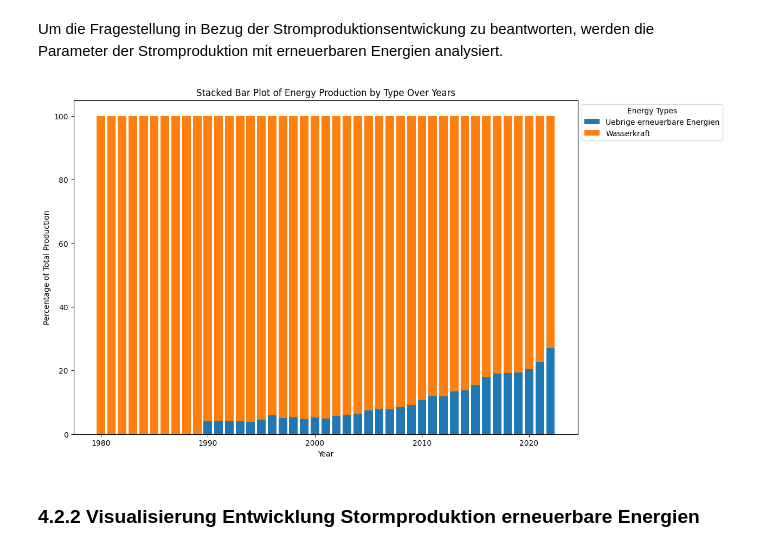
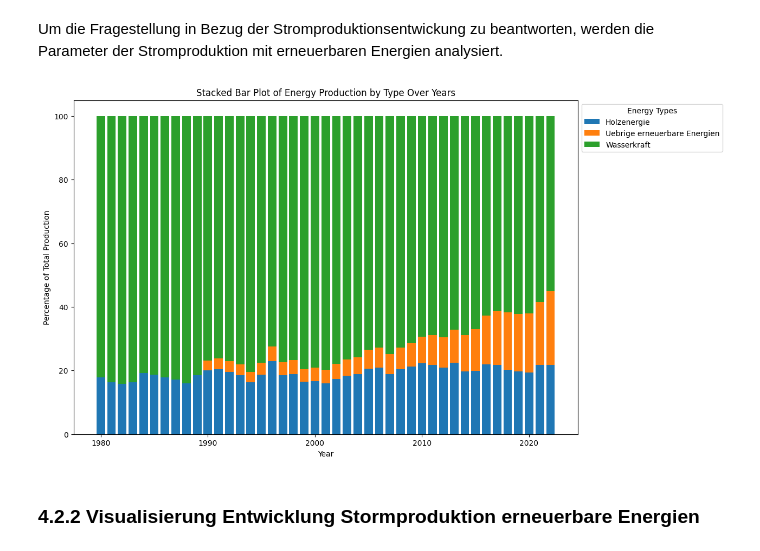
Before and after one commit to michaelzimmermannstudhslu/BINA_2024_energy_research, a Jupyter notebook: bina_casestudy_adhumezi.ipynb, the cells around one changed output. Cells and saved outputs as stored; diff of their text form; code cells hidden in the pictures.

```diff
--- a/bina_casestudy_adhumezi.ipynb
+++ b/bina_casestudy_adhumezi.ipynb
@@ -643,3 +707,5 @@ totalEnergy_pivoted_data = EnergieDatenEndverbrauchSummiert.pivot_table(index='J
 # %%
 # Pivot the data for plotting
 totalSector_pivoted_data = EnergieDatenSektorenSummiert.pivot_table(index='Jahr', columns='Rubrik', values='Percentage', fill_value=0)
+# %%
+renewable_pivoted_data = renewableEnergydataInlandImport.pivot_table(index='Jahr', columns='Energietraeger', values='Percentage', fill_value=0)
@@ -869,0 +961,17 @@ plt.show()
+# %%
+# Define custom colors for the plot
+colors = ['#ffd700', '#ffb14e', '#fa8775', '#ea5f94', '#cd34b5', '#9d02d7', '#0000ff', '#0000a2']
+
+# Create a multiline plot
+plt.figure(figsize=(12, 8))
+for col, color in zip(totalEnergy_pivoted_data.columns, colors):
+    plt.plot(totalEnergy_pivoted_data.index, totalEnergy_pivoted_data[col], marker='o', color=color, label=col)
+
+plt.title('Entwicklung der Energieträger von 1980 bis 2022')
+plt.xlabel('Jahr')
+plt.ylabel('Bruttoverbrauch in TJ')
+plt.xticks(rotation=45)  # Rotate the x-axis labels for better readability
+plt.grid(True)  # Add a grid for easier reading of values
+plt.legend(loc='upper left', bbox_to_anchor=(1, 1), title='Energieträger')
+plt.tight_layout()  # Adjust layout to fit everything
+plt.show()
@@ -1038,49 +1136,22 @@ Um die Fragestellung in Bezug der Stromproduktionsentwickung zu beantworten, wer
 #Daten -> StromProduktionErneuerbareEnergien = Import ['Uebrige erneuerbare Energien' + 'Holzenergie' + 'Wasserkraft']  + Inlandproduktion ['Uebrige erneuerbare Energien' + 'Holzenergie' + 'Wasserkraft']
 #Status -> Ready to update existing code (code refers only to Inlandproduktion, expand with Import)
 # %%
-# Load data
-df = pd.read_csv('https://raw.githubusercontent.com/michaelzimmermannstudhslu/BINA_2024_energy_research/main/data/energiebilanz_ch.csv')
-
-# Clean data
-df.dropna(inplace=True)
-df['TJ'] = pd.to_numeric(df['TJ'], errors='coerce')
-df['TJ'] = df['TJ'].abs()
-df.dropna(subset=['TJ'], inplace=True)
-df['TJ'] = df['TJ'].astype(int)
-
-# Apply correct filtering for "Inlandproduktion"
-df = df[(df['Rubrik'] == 'Inlandproduktion') & ((df['Energietraeger'] == 'Wasserkraft') | (df['Energietraeger'] == 'Uebrige erneuerbare Energien'))]
-
-# Group by year and Energieträger, sum up TJ
-energy_sum_by_year_and_type = df.groupby(['Jahr', 'Energietraeger'])['TJ'].sum().reset_index()
-
-# Group by year only, sum up TJ for total energy
-total_energy_by_year = df.groupby('Jahr')['TJ'].sum().reset_index()
-total_energy_by_year.rename(columns={'TJ': 'TotalEnergy'}, inplace=True)
-
-# Merge while calculating the percentage
-merged_df = pd.merge(energy_sum_by_year_and_type, total_energy_by_year, on='Jahr')
-merged_df['Percentage'] = (merged_df['TJ'] / merged_df['TotalEnergy']) * 100
-
-# Pivot the data for plotting by Energietraeger
-pivoted_data = merged_df.pivot_table(index='Jahr', columns='Energietraeger', values='Percentage', fill_value=0)
-
 # Create a stacked bar plot
 fig, ax = plt.subplots(figsize=(12, 8))
-bottom = np.zeros(len(pivoted_data))  # This will keep track of the cumulative bottom position
+bottom = np.zeros(len(renewable_pivoted_data))  # This will keep track of the cumulative bottom position
 
-for col in pivoted_data.columns:
-    ax.bar(pivoted_data.index, pivoted_data[col], bottom=bottom, label=col)
-    bottom += pivoted_data[col].values  # Update the bottom position for the next stack
+for col in renewable_pivoted_data.columns:
+    ax.bar(renewable_pivoted_data.index, renewable_pivoted_data[col], bottom=bottom, label=col)
+    bottom += renewable_pivoted_data[col].values  # Update the bottom position for the next stack
 
 ax.set_title('Stacked Bar Plot of Energy Production by Type Over Years')
 ax.set_xlabel('Year')
 ax.set_ylabel('Percentage of Total Production')
 ax.legend(title='Energy Types', loc='upper left', bbox_to_anchor=(1, 1))
 
 plt.show()
 # %% [output]
-[figure, old version]
+[figure, new version]
 # %% [markdown]
 ### 4.2.2 Visualisierung Entwicklung Stormproduktion erneuerbare Energien
 # %% [markdown]
```
Also changed, not shown: parts of 26 cells of this notebook.
